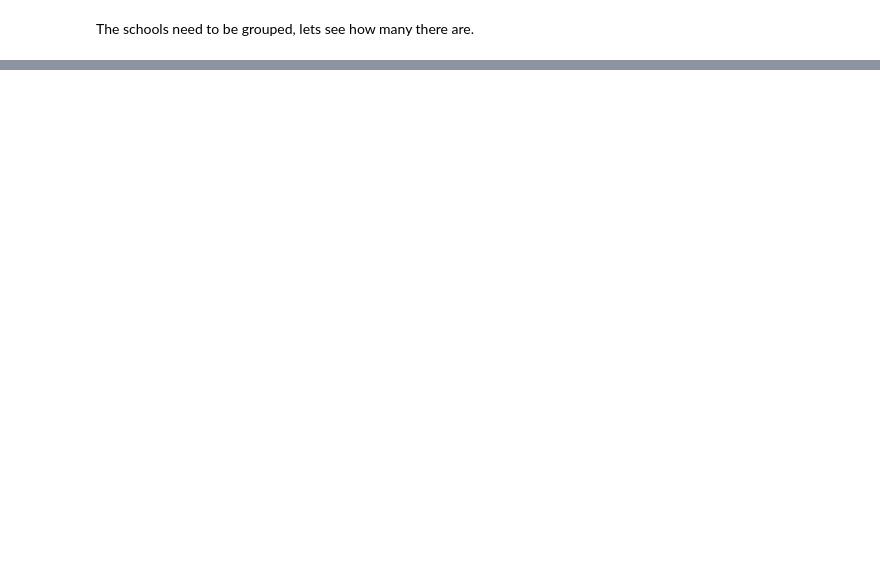
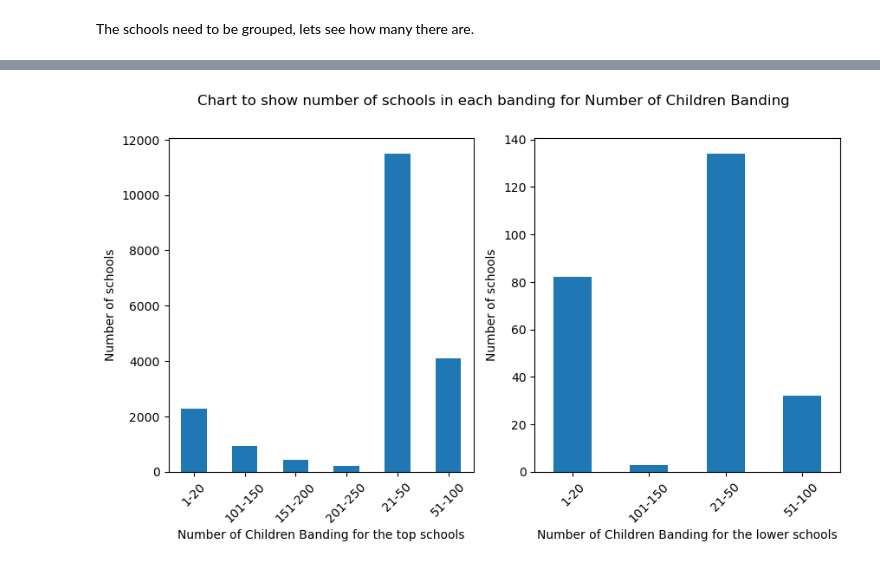
Before and after one commit to maxcwalker/documents, a Jupyter notebook: jupyter/prospectMapping/prospect_mapping_2.ipynb, the cells around one changed output, grey strips where cells are left out. Drawn from its saved outputs; the diff is of its cells as text; code cells hidden in the pictures; blank space fills up the shorter version.

```diff
--- a/jupyter/prospectMapping/prospect_mapping_2.ipynb
+++ b/jupyter/prospectMapping/prospect_mapping_2.ipynb
@@ -80,0 +109,4 @@ Name: Gross Revenue, Length: 185757, dtype: float64
+# %%
+barchart(col[33])
+# %% [output]
+[figure, added]
```
Also changed, not shown: parts of 14 cells of this notebook, 2 other files.
